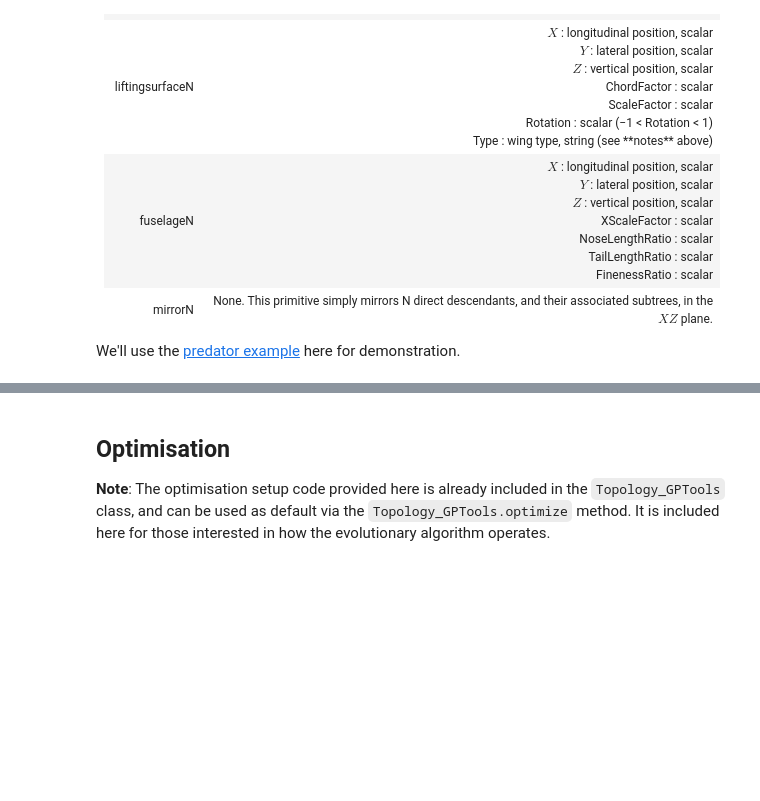
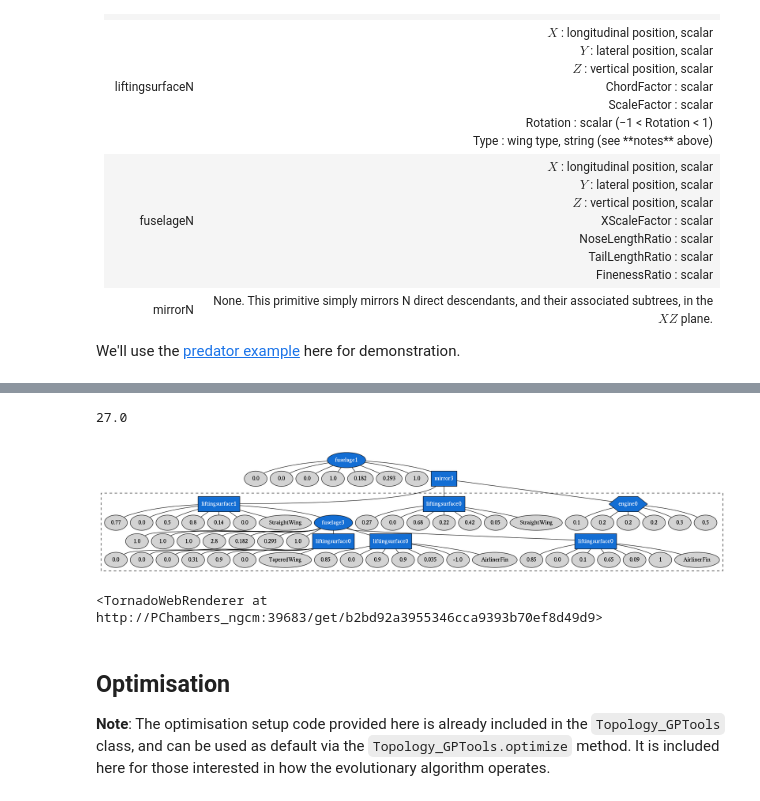
Before and after one commit to p-chambers/occ_airconics, a Jupyter notebook: examples/notebooks/evolve_aircraft_configuration.ipynb, the cells around one changed output, grey strips where cells are left out. Saved outputs shown, nothing was run; the diff lists cells and outputs as text; code cells hidden in the pictures; blank space fills up the shorter version.

Commit message:
Major changes to engine construction. Testing behaviour with fuselages: still broken. Airliner tree works.

```diff
--- a/examples/notebooks/evolve_aircraft_configuration.ipynb
+++ b/examples/notebooks/evolve_aircraft_configuration.ipynb
@@ -224,6 +214,11 @@ Why not also try creating one from scratch? Let's aim for the Scaled Composites
 **Photo source: NASA**
 # %%
 import os, airconics
+import numpy as np
+import pydot
+from airconics.topology import Topology_GPTools
+from IPython.display import Image, display
+from airconics.Addons.WebServer.TornadoWeb import TornadoWebRenderer
 
 # Note that we don't have to do anything special to turn a list of
 # dictionaries into json format before calling topo_tools.from_json:
@@ -242,7 +237,18 @@ primitives_array = [
       }
   },
   {
-    "primitive": "mirror2"
+    "primitive": "mirror3"
+  },
+  {
+    "primitive": "engine0",
+    "args":{
+        "SpanStation": 0.8,
+        "XChordFactor": 0.2,
+        "DiameterLenRatio": 0.2,
+        "PylonSweep": 0.2,
+        "PylonLenRatio": 0.3,
+        "Rotation": 0.5
+    }
   },
   {
     "primitive": "liftingsurface0",
@@ -302,34 +308,38 @@ primitives_array = [
         "ChordFactor": 0.9,
         "ScaleFactor": 0.035,
         "Rotation": -1.0,
         "Type": "AirlinerFin"
     }
   },
   {
     "primitive": "liftingsurface0",
     "args": {
         "X": 0.85,
         "Y": 0.0,
         "Z": 0.1,
         "ChordFactor": 0.65,
         "ScaleFactor": 0.09,
         "Rotation": 1,
         "Type": "AirlinerFin"
     }
   }
 ]
 
-
+topo_tools = Topology_GPTools(MaxAttachments=3)
 topo = topo_tools.from_json(primitives_array)
 
 
 renderer = TornadoWebRenderer()
 
 topo.Display(renderer)
 
 display(Image(topo.pydot_graph().create_png()))
 
 renderer
+# %% [output]
+27.0
+[figure, added]
+<TornadoWebRenderer at http://PChambers_ngcm:39683/get/b2bd92a3955346cca9393b70ef8d49d9>
 # %% [markdown]
 ## Optimisation
 
```
Also changed, not shown: parts of 8 cells of this notebook, 5 other files.
